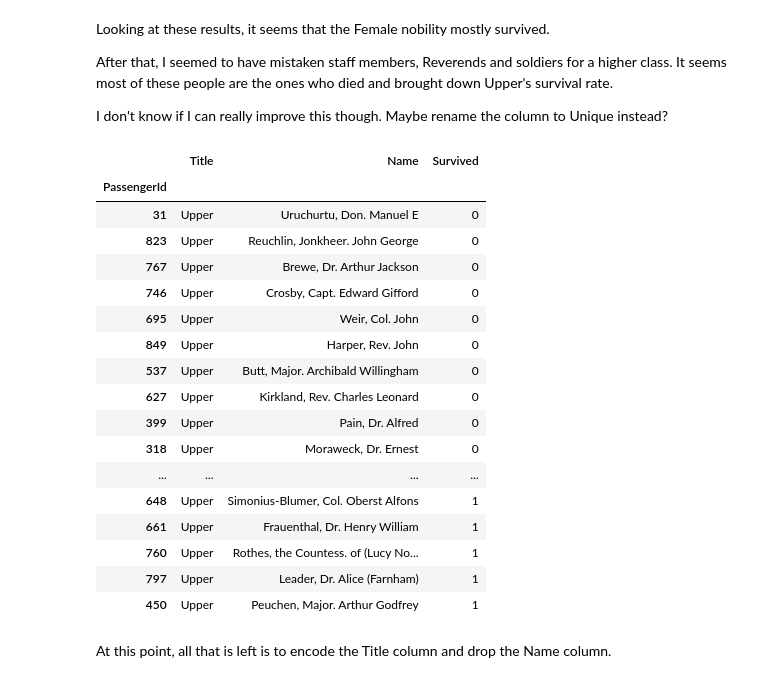
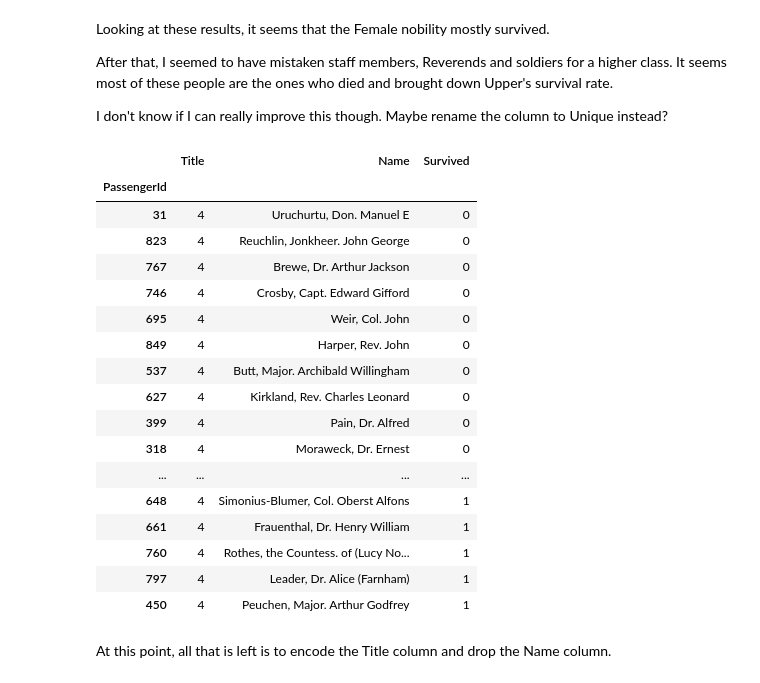
Before and after one commit to ThibaultHuyet/machine_learning, a Jupyter notebook: Notebooks/Titanic.ipynb, the cells around one changed output. Saved outputs shown, nothing was run; the diff lists cells and outputs as text; code cells hidden in the pictures.

Commit message:
Created the full pipeline

```diff
--- a/Notebooks/Titanic.ipynb
+++ b/Notebooks/Titanic.ipynb
@@ -539,6 +557,3 @@ titanic.head()
 | 5 | 0 | 3 | Allen, Mr. William Henry | 0 | 3 | 0 | 0 | 0 | 0 |
 # %% [markdown]
 ### Extract Title and Compare Model
-# %%
-titanic['Title'] = titanic['Name'].str.extract(' ([A-Za-z]+)\.', expand = False)
-titanic.head()
@@ -574,16 +560,8 @@ Name: Title, dtype: int64
 # %% [markdown]
 I'm assuming that people who have unique titles are somewhat unique people and usually of upper class.
-# %%
-titanic['Title'] = titanic['Title'].replace(['Dr', 'Rev', 'Major',
-                                             'Col', 'Lady', 'Capt',
-                                             'Countess', 'Sir', 'Don',
-                                             'Jonkheer'], 'Upper')
-titanic['Title'] = titanic['Title'].replace('Ms', 'Miss')
-titanic['Title'] = titanic['Title'].replace('Mlle', 'Miss')
-titanic['Title'] = titanic['Title'].replace('Mme', 'Mrs')
 # %%
 class TitleTransformer(BaseEstimator, TransformerMixin):
-    def __init__(self, column_name = 'Title', enable_in_pipeline = True):
+    def __init__(self, column_name = 'Title', enable_in_pipeline = True, retain_name = False):
         '''
         enable_in_pipeline is solely for when I put this transformer into
         a pipeline. I want to be able to toggle whether this transformer
@@ -591,12 +569,13 @@ class TitleTransformer(BaseEstimator, TransformerMixin):
         '''
         self.column_name = column_name
         self.pipeline = enable_in_pipeline
+        self.retain_name = retain_name
 
     def fit(self, X, y = None):
         return self
 
     def transform(self, X, y = None):
-        if pipeline:
+        if self.pipeline:
             X['Title'] = X['Name'].str.extract(' ([A-Za-z]+)\.', expand = False)
 
             X['Title'] = X['Title'].replace(['Dr', 'Rev', 'Major',
@@ -608,10 +587,13 @@ class TitleTransformer(BaseEstimator, TransformerMixin):
             X['Title'] = X['Title'].replace('Mme', 'Mrs')
 
             encoded, title = X['Title'].factorize()
+            print(title)
             X['Title'] = encoded
 
+        if not self.retain_name:
             X = X.drop('Name', axis = 1)
 
-        else:
-            X = X.drop('Name', axis = 1)
         return X
+# %%
+title_encoder = TitleTransformer(retain_name = True)
+titanic = title_encoder.transform(titanic)
@@ -666,26 +650,26 @@ After that, I seemed to have mistaken staff members, Reverends and soldiers for
 
 I don't know if I can really improve this though. Maybe rename the column to Unique instead?
 # %%
-titanic[['Title', 'Name', 'Survived']][titanic['Title'] == 'Upper'].sort_values(by = ['Survived'])
+titanic[['Title', 'Name', 'Survived']][titanic['Title'] == 4].sort_values(by = ['Survived'])
 # %% [output]
 |  | Title | Name | Survived |
 | PassengerId |  |  |  |
-| 31 | Upper | Uruchurtu, Don. Manuel E | 0 |
-| 823 | Upper | Reuchlin, Jonkheer. John George | 0 |
-| 767 | Upper | Brewe, Dr. Arthur Jackson | 0 |
-| 746 | Upper | Crosby, Capt. Edward Gifford | 0 |
-| 695 | Upper | Weir, Col. John | 0 |
-| 849 | Upper | Harper, Rev. John | 0 |
-| 537 | Upper | Butt, Major. Archibald Willingham | 0 |
-| 627 | Upper | Kirkland, Rev. Charles Leonard | 0 |
-| 399 | Upper | Pain, Dr. Alfred | 0 |
-| 318 | Upper | Moraweck, Dr. Ernest | 0 |
+| 31 | 4 | Uruchurtu, Don. Manuel E | 0 |
+| 823 | 4 | Reuchlin, Jonkheer. John George | 0 |
+| 767 | 4 | Brewe, Dr. Arthur Jackson | 0 |
+| 746 | 4 | Crosby, Capt. Edward Gifford | 0 |
+| 695 | 4 | Weir, Col. John | 0 |
+| 849 | 4 | Harper, Rev. John | 0 |
+| 537 | 4 | Butt, Major. Archibald Willingham | 0 |
+| 627 | 4 | Kirkland, Rev. Charles Leonard | 0 |
+| 399 | 4 | Pain, Dr. Alfred | 0 |
+| 318 | 4 | Moraweck, Dr. Ernest | 0 |
 | ... | ... | ... | ... |
-| 648 | Upper | Simonius-Blumer, Col. Oberst Alfons | 1 |
-| 661 | Upper | Frauenthal, Dr. Henry William | 1 |
-| 760 | Upper | Rothes, the Countess. of (Lucy No... | 1 |
-| 797 | Upper | Leader, Dr. Alice (Farnham) | 1 |
-| 450 | Upper | Peuchen, Major. Arthur Godfrey | 1 |
+| 648 | 4 | Simonius-Blumer, Col. Oberst Alfons | 1 |
+| 661 | 4 | Frauenthal, Dr. Henry William | 1 |
+| 760 | 4 | Rothes, the Countess. of (Lucy No... | 1 |
+| 797 | 4 | Leader, Dr. Alice (Farnham) | 1 |
+| 450 | 4 | Peuchen, Major. Arthur Godfrey | 1 |
 # %% [markdown]
 At this point, all that is left is to encode the Title column and drop the Name column.
 # %%
```
Also changed, not shown: parts of 22 cells of this notebook.
